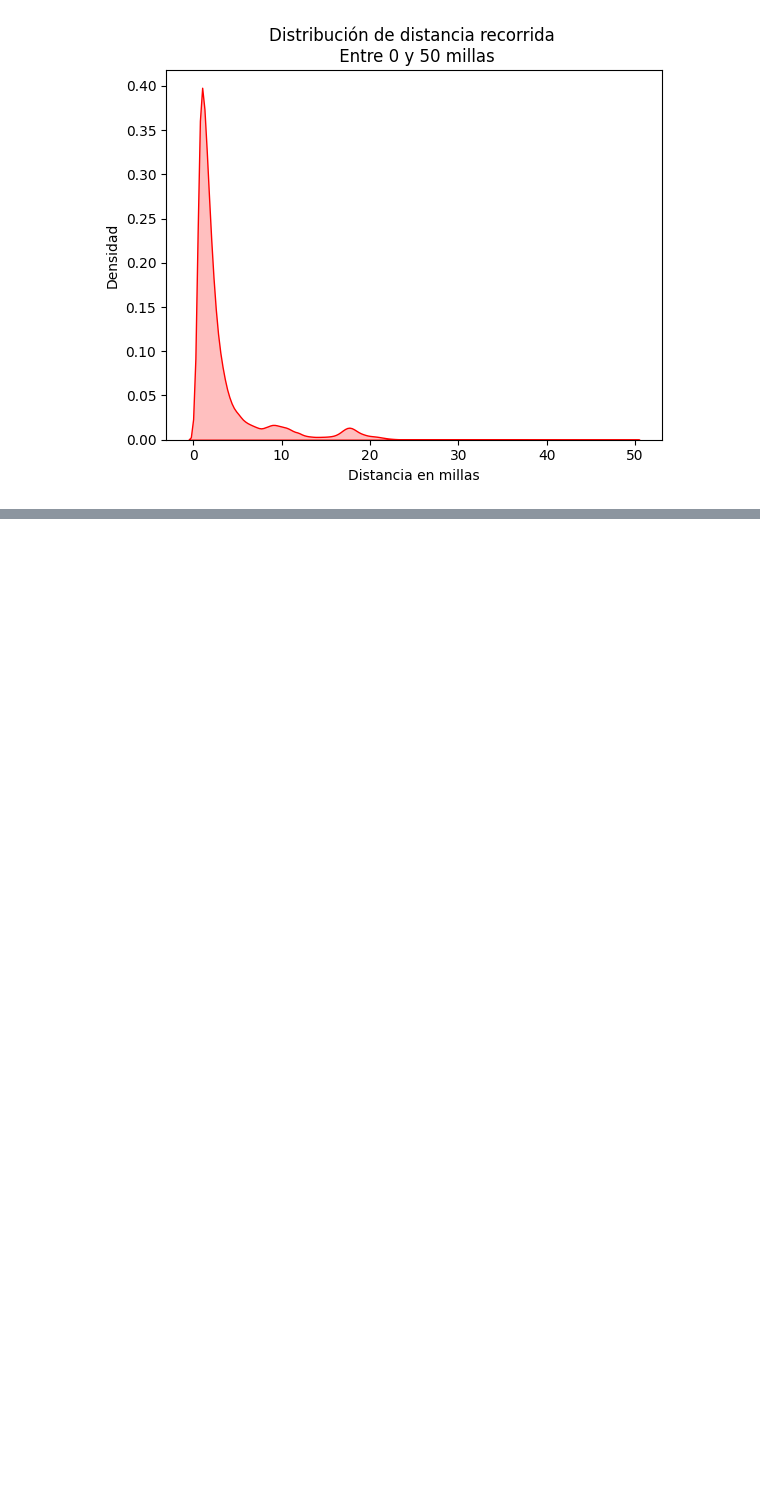
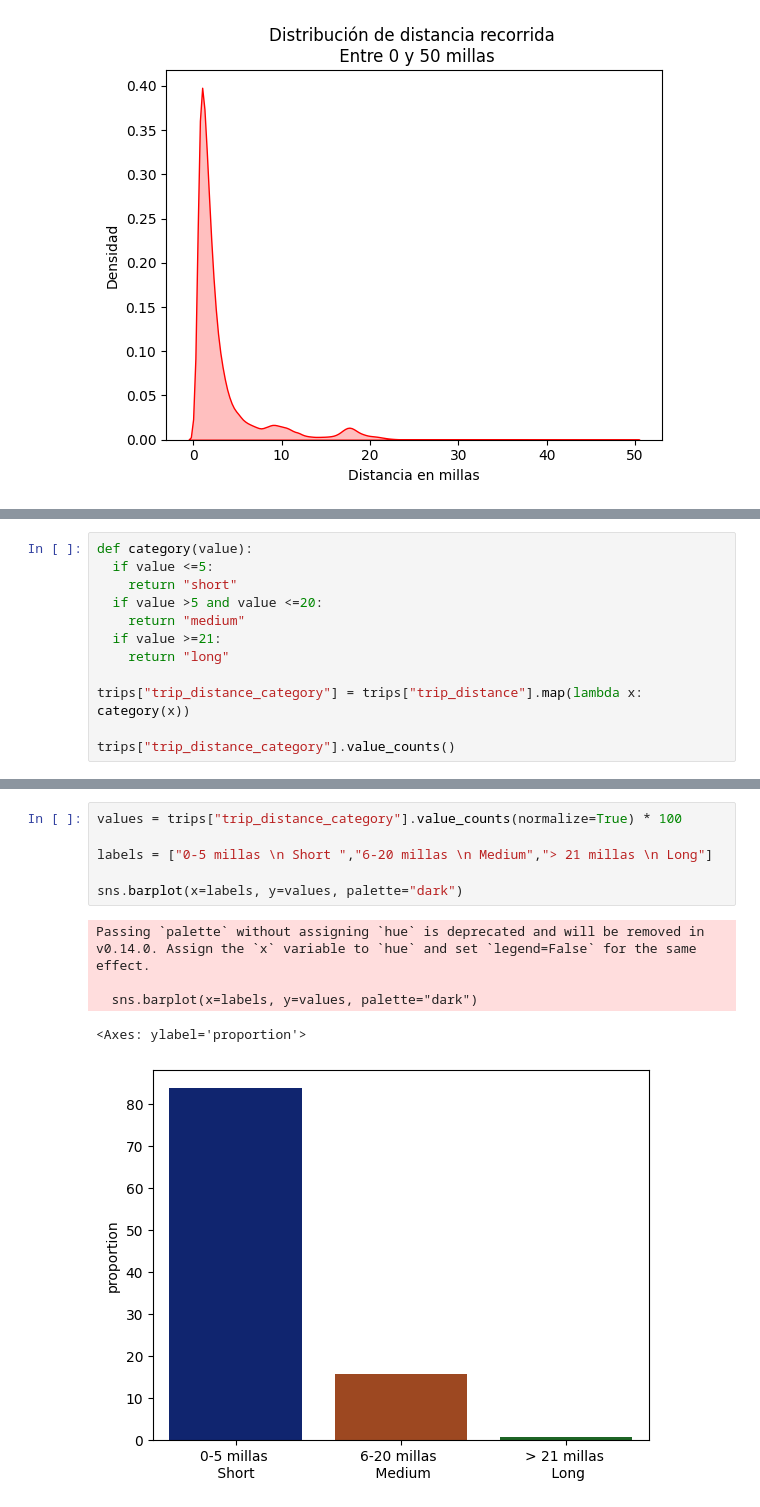
Before and after one commit to CrissRMFI/TA047R-2C2024-GRUPO08, a Jupyter notebook: TA047R_TP1_GRUPOXX_ENTREGA_EJ01.ipynb, the cells around one changed output, grey strips where cells are left out. Cells and saved outputs as stored; diff of their text form; blank space fills up the shorter version.

```diff
--- a/TA047R_TP1_GRUPOXX_ENTREGA_EJ01.ipynb
+++ b/TA047R_TP1_GRUPOXX_ENTREGA_EJ01.ipynb
@@ -251,0 +268,12 @@ plt.show()
+# %%
+def category(value):
+  if value <=5:
+    return "short"
+  if value >5 and value <=20:
+    return "medium"
+  if value >=21:
+    return "long"
+
+trips["trip_distance_category"] = trips["trip_distance"].map(lambda x: category(x))
+
+trips["trip_distance_category"].value_counts()
@@ -251,0 +287,12 @@ plt.show()
+# %%
+values = trips["trip_distance_category"].value_counts(normalize=True) * 100
+
+labels = ["0-5 millas \n Short ","6-20 millas \n Medium","> 21 millas \n Long"]
+
+sns.barplot(x=labels, y=values, palette="dark")
+# %% [output]
+Passing `palette` without assigning `hue` is deprecated and will be removed in v0.14.0. Assign the `x` variable to `hue` and set `legend=False` for the same effect.
+
+  sns.barplot(x=labels, y=values, palette="dark")
+<Axes: ylabel='proportion'>
+[figure, added]
```
Also changed, not shown: parts of 41 cells of this notebook.
